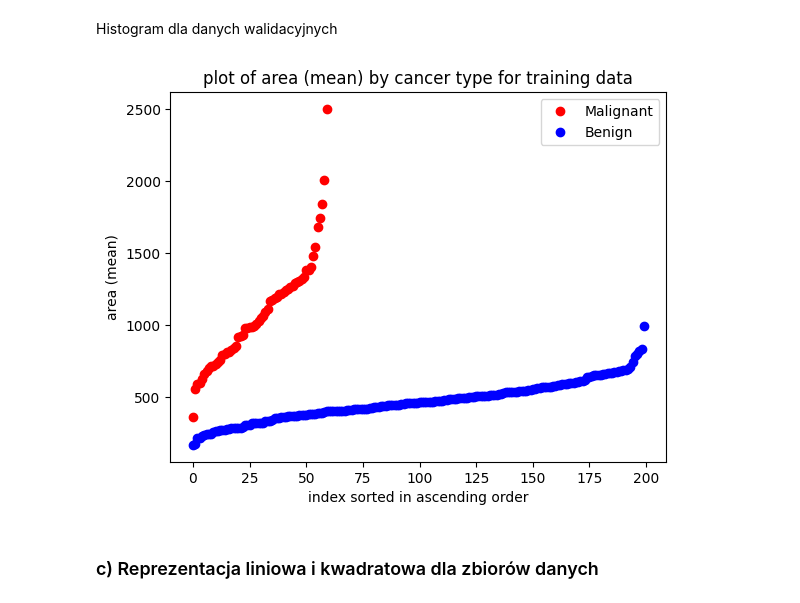
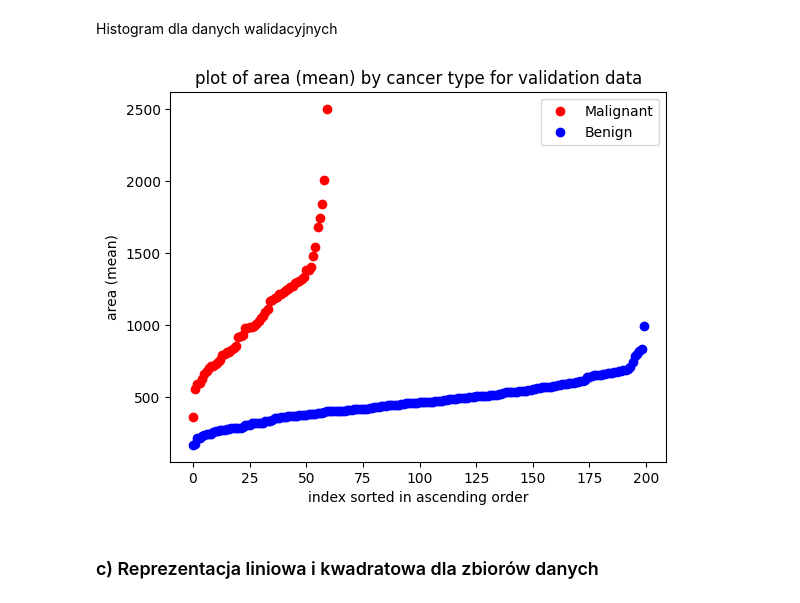
Before and after one commit to Mosder/agh, a Jupyter notebook: sem4/mownit/lab02/zadanie.ipynb, the cells around one changed output. Drawn from its saved outputs; the diff is of its cells as text; code cells hidden in the pictures.

```diff
--- a/sem4/mownit/lab02/zadanie.ipynb
+++ b/sem4/mownit/lab02/zadanie.ipynb
@@ -115,13 +115,13 @@ Histogram dla danych walidacyjnych
 # %%
 plt.plot(sorted(data_validation_malignant[data_column]), label="Malignant", color="red", marker='o', linestyle='')
 plt.plot(sorted(data_validation_benign[data_column]), label="Benign", color="blue", marker='o', linestyle='')
 plt.xlabel("index sorted in ascending order")
 plt.ylabel(data_column)
-plt.title(f"plot of {data_column} by cancer type for training data")
+plt.title(f"plot of {data_column} by cancer type for validation data")
 plt.legend()
 plt.show()
 # %% [output]
-[figure, old version]
+[figure, new version]
 # %% [markdown]
 <h3>c) Reprezentacja liniowa i kwadratowa dla zbiorów danych</h3>
 # %% [markdown]
```
Also changed, not shown: 1 other file.
